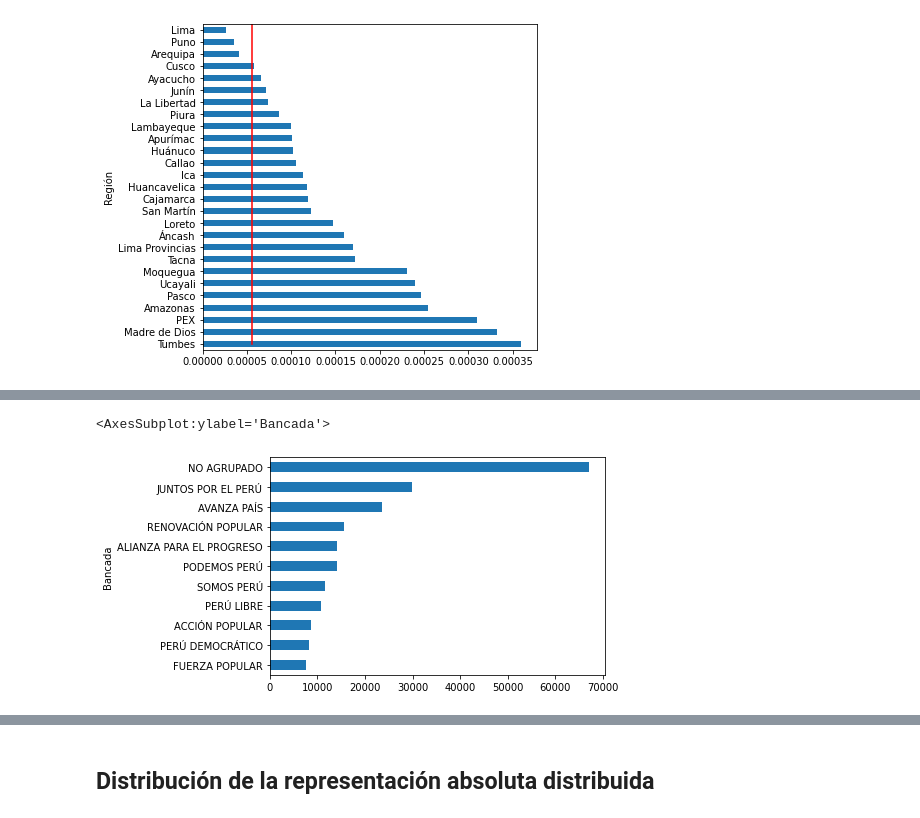
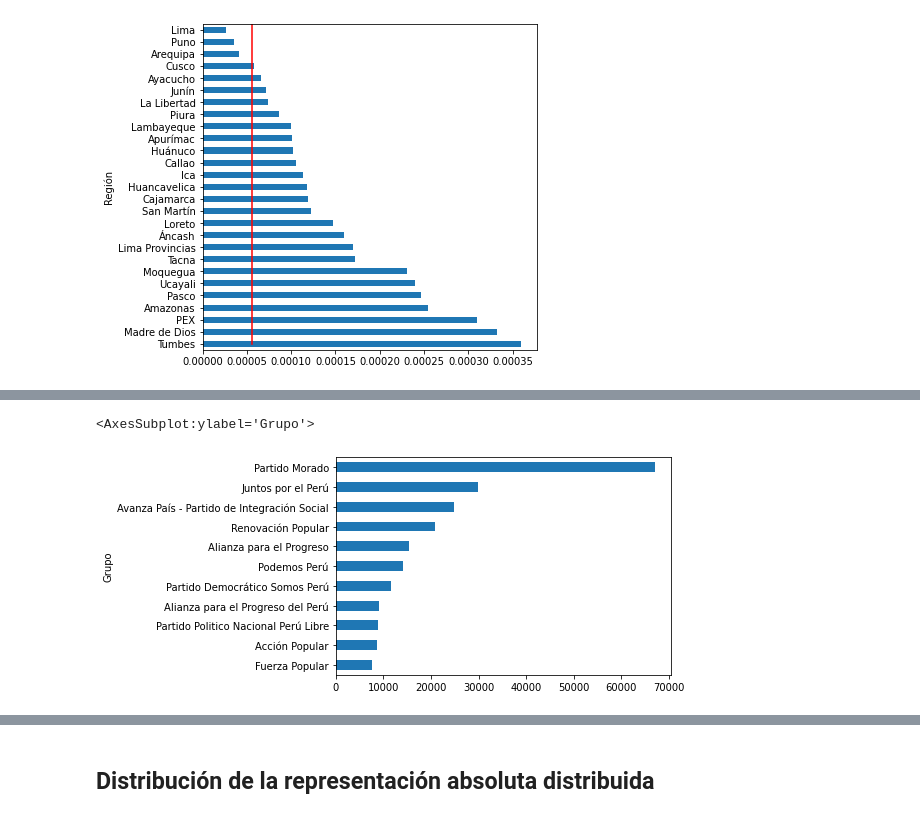
Before and after one commit to Andre-Carrillo/ScrappingDeepNote, a Jupyter notebook: CongressExp.ipynb, the cells around one changed output, grey strips where cells are left out. Saved outputs shown, nothing was run; the diff lists cells and outputs as text; code cells hidden in the pictures.

```diff
--- a/CongressExp.ipynb
+++ b/CongressExp.ipynb
@@ -22,7 +41,7 @@ Congress['Rep_abs'] = Congress['Votación']/2351793
 # %%
 #Make the number of congres a column and making a df of region, bancada, rep abs y numcong
 regions_numbers = Congress.groupby('Región')['Rep_abs'].count().sort_values()
-pre_total_rep = Congress[['Región', 'Bancada', 'Rep_abs', 'Votación']].merge(regions_numbers, on='Región', how='left')
+pre_total_rep = Congress[['Región', 'Grupo', 'Rep_abs', 'Votación']].merge(regions_numbers, on='Región', how='left')
 # %% [markdown]
 ## Sub-representación en regiones
 # %%
@@ -52,5 +113,5 @@ rep_vs_bancada.plot(kind='barh', figsize=(6, 6))
 # %%
-pre_total_rep.groupby('Bancada')['Votación'].median().sort_values().plot(kind='barh')
+pre_total_rep.groupby('Grupo')['Votación'].median().sort_values().plot(kind='barh')
 # %% [output]
-<AxesSubplot:ylabel='Bancada'>
+<AxesSubplot:ylabel='Grupo'>
-[figure, old version]
+[figure, new version]
```
Also changed, not shown: parts of 16 cells of this notebook, 2 other files.
